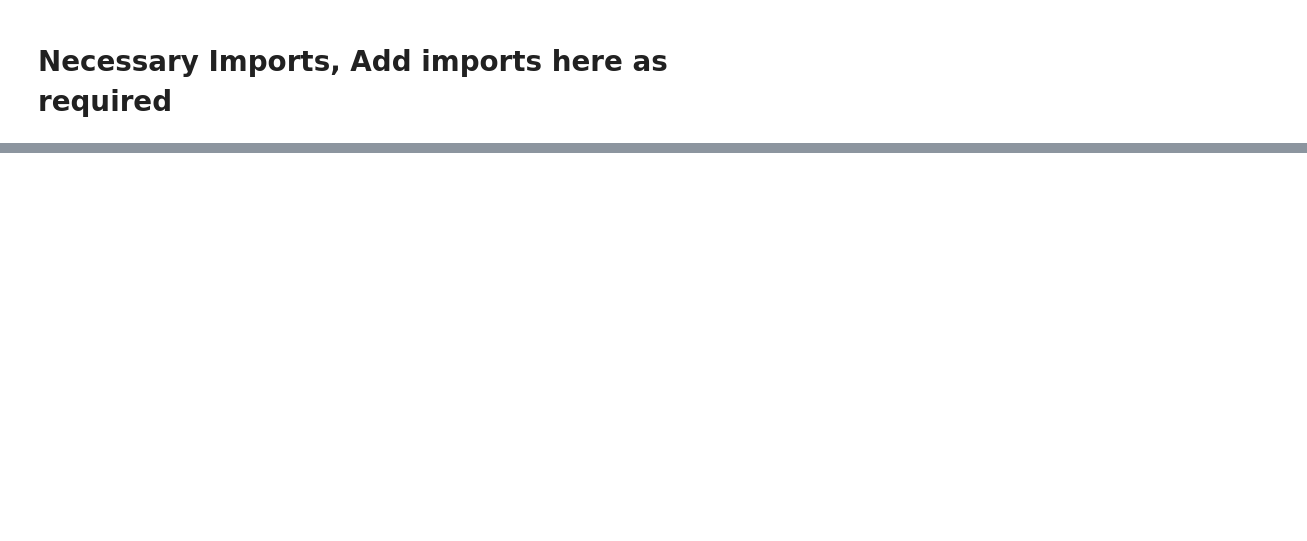
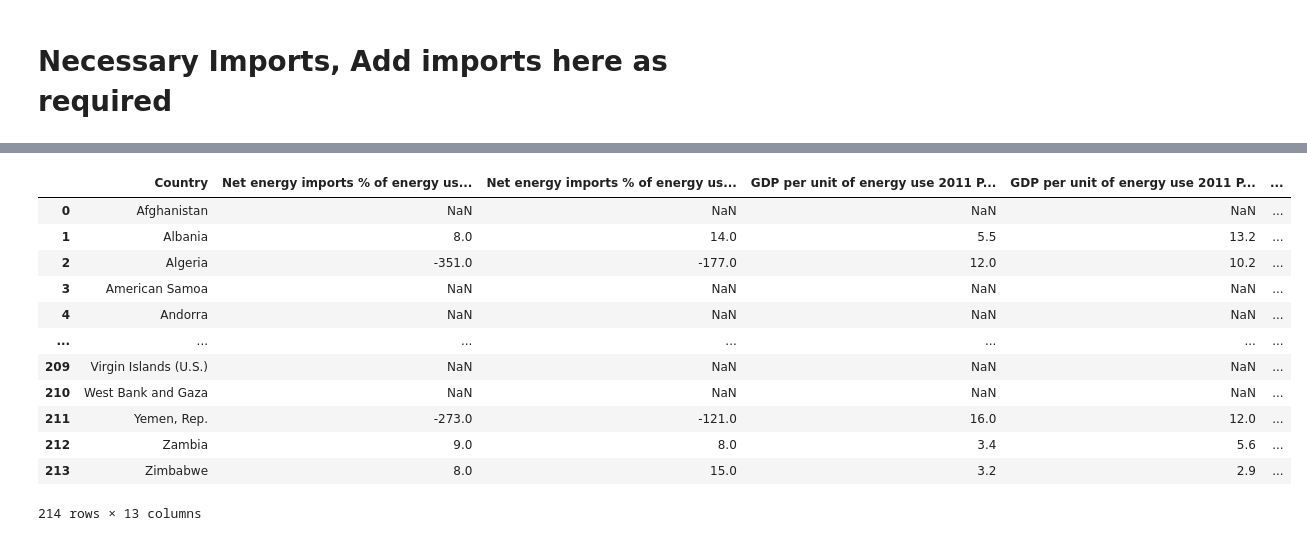
Before and after one commit to francofin/ESG_by_industry_country, a Jupyter notebook: CO2 and GHG Statistics By Country and Industry.ipynb, the cells around one changed output, grey strips where cells are left out. Saved outputs shown, nothing was run; the diff lists cells and outputs as text; code cells hidden in the pictures; blank space fills up the shorter version.

```diff
--- a/CO2 and GHG Statistics By Country and Industry.ipynb
+++ b/CO2 and GHG Statistics By Country and Industry.ipynb
@@ -32,0 +187,16 @@ data = pd.read_csv('co2_emission.csv')
+# %%
+emissions_data
+# %% [output]
+|  | Country | Net energy imports % of energy us... | Net energy imports % of energy us... | GDP per unit of energy use 2011 P... | GDP per unit of energy use 2011 P... | ... |
+| 0 | Afghanistan | NaN | NaN | NaN | NaN | ... |
+| 1 | Albania | 8.0 | 14.0 | 5.5 | 13.2 | ... |
+| 2 | Algeria | -351.0 | -177.0 | 12.0 | 10.2 | ... |
+| 3 | American Samoa | NaN | NaN | NaN | NaN | ... |
+| 4 | Andorra | NaN | NaN | NaN | NaN | ... |
+| ... | ... | ... | ... | ... | ... | ... |
+| 209 | Virgin Islands (U.S.) | NaN | NaN | NaN | NaN | ... |
+| 210 | West Bank and Gaza | NaN | NaN | NaN | NaN | ... |
+| 211 | Yemen, Rep. | -273.0 | -121.0 | 16.0 | 12.0 | ... |
+| 212 | Zambia | 9.0 | 8.0 | 3.4 | 5.6 | ... |
+| 213 | Zimbabwe | 8.0 | 15.0 | 3.2 | 2.9 | ... |
+214 rows × 13 columns
```
Also changed, not shown: parts of 36 cells of this notebook, 1 other file.
